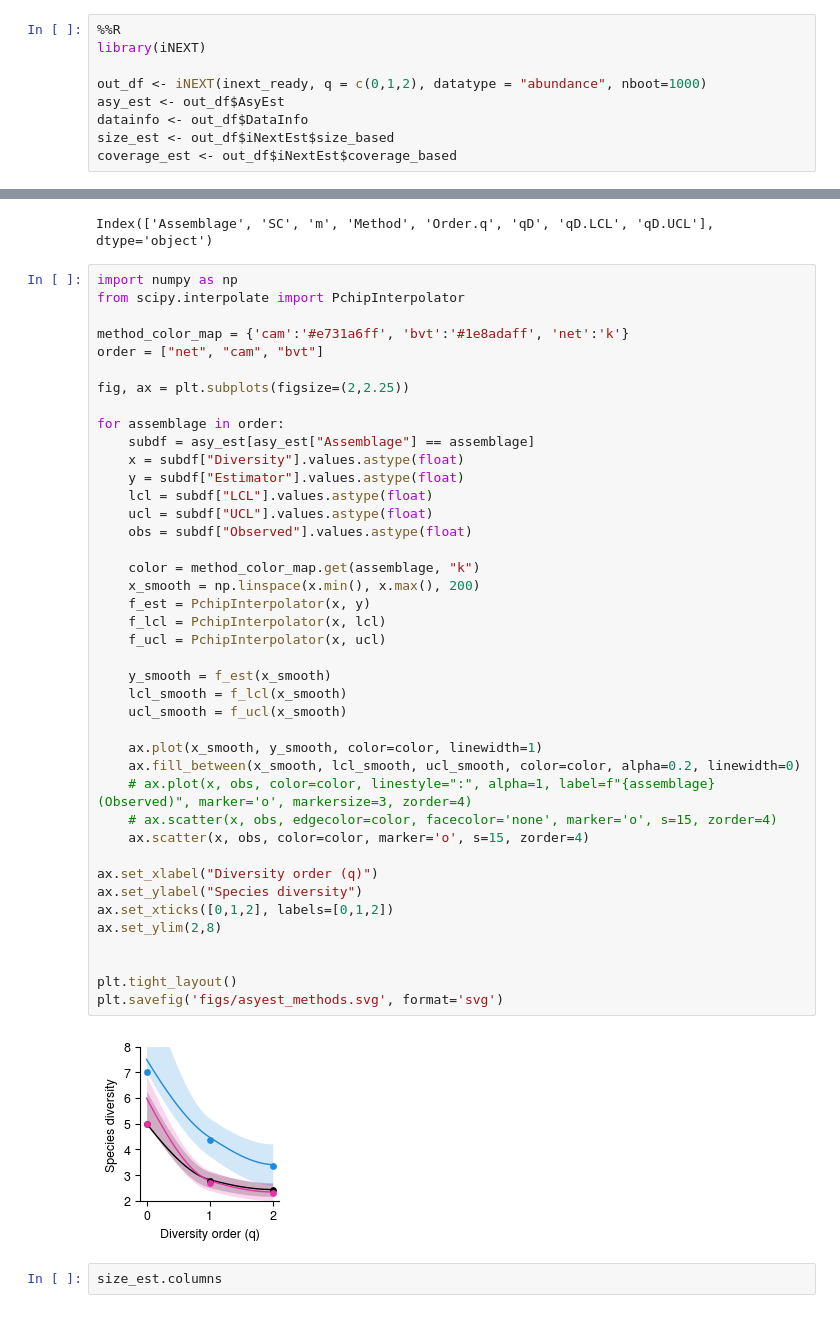
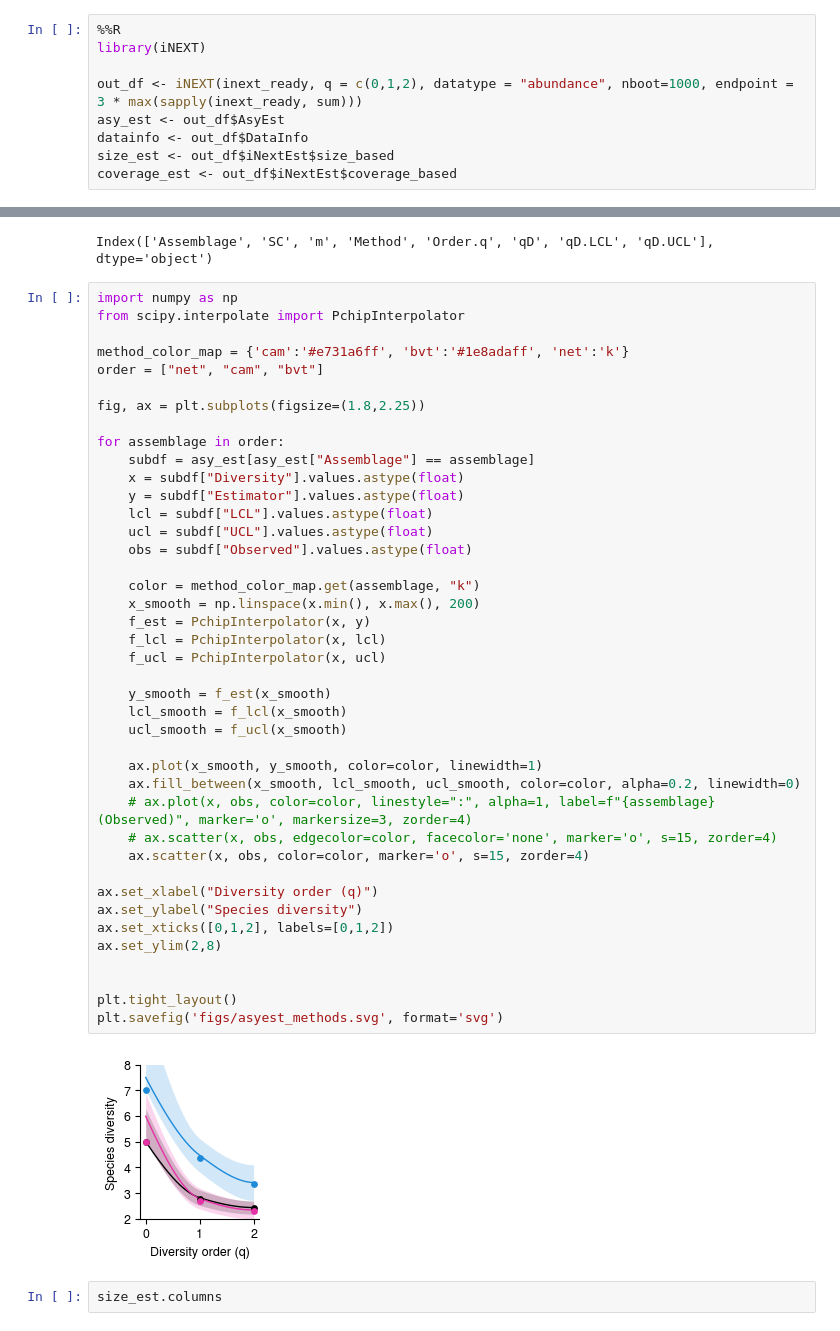
Before and after one commit to mparkergetz/bee_cam_data_processing, a Jupyter notebook: nb4_process_community_data.ipynb, the cells around one changed output, grey strips where cells are left out. Saved outputs shown, nothing was run; the diff lists cells and outputs as text.

Commit message:
plotting updates

```diff
--- a/nb4_process_community_data.ipynb
+++ b/nb4_process_community_data.ipynb
@@ -358,7 +361,7 @@ inext_ready = [counts_s1_cnt, counts_s2, counts_s3]
 %%R
 library(iNEXT)
 
-out_df <- iNEXT(inext_ready, q = c(0,1,2), datatype = "abundance", nboot=1000)
+out_df <- iNEXT(inext_ready, q = c(0,1,2), datatype = "abundance", nboot=1000, endpoint = 3 * max(sapply(inext_ready, sum)))
 asy_est <- out_df$AsyEst
 datainfo <- out_df$DataInfo
 size_est <- out_df$iNextEst$size_based
@@ -386,7 +389,7 @@ from scipy.interpolate import PchipInterpolator
 method_color_map = {'cam':'#e731a6ff', 'bvt':'#1e8adaff', 'net':'k'}
 order = ["net", "cam", "bvt"]
 
-fig, ax = plt.subplots(figsize=(2,2.25))
+fig, ax = plt.subplots(figsize=(1.8,2.25))
 
 for assemblage in order:
     subdf = asy_est[asy_est["Assemblage"] == assemblage]
@@ -394,34 +397,34 @@ for assemblage in order:
     y = subdf["Estimator"].values.astype(float)
     lcl = subdf["LCL"].values.astype(float)
     ucl = subdf["UCL"].values.astype(float)
     obs = subdf["Observed"].values.astype(float)
 
     color = method_color_map.get(assemblage, "k")
     x_smooth = np.linspace(x.min(), x.max(), 200)
     f_est = PchipInterpolator(x, y)
     f_lcl = PchipInterpolator(x, lcl)
     f_ucl = PchipInterpolator(x, ucl)
 
     y_smooth = f_est(x_smooth)
     lcl_smooth = f_lcl(x_smooth)
     ucl_smooth = f_ucl(x_smooth)
 
     ax.plot(x_smooth, y_smooth, color=color, linewidth=1)
     ax.fill_between(x_smooth, lcl_smooth, ucl_smooth, color=color, alpha=0.2, linewidth=0)
     # ax.plot(x, obs, color=color, linestyle=":", alpha=1, label=f"{assemblage} (Observed)", marker='o', markersize=3, zorder=4)
     # ax.scatter(x, obs, edgecolor=color, facecolor='none', marker='o', s=15, zorder=4)
     ax.scatter(x, obs, color=color, marker='o', s=15, zorder=4)
 
 ax.set_xlabel("Diversity order (q)")
 ax.set_ylabel("Species diversity")
 ax.set_xticks([0,1,2], labels=[0,1,2])
 ax.set_ylim(2,8)
 
 
 plt.tight_layout()
 plt.savefig('figs/asyest_methods.svg', format='svg')
 # %% [output]
-[figure, old version]
+[figure, new version]
 # %%
 size_est.columns
 # %% [output]
```
Also changed, not shown: parts of 10 cells of this notebook, 3 other files.
